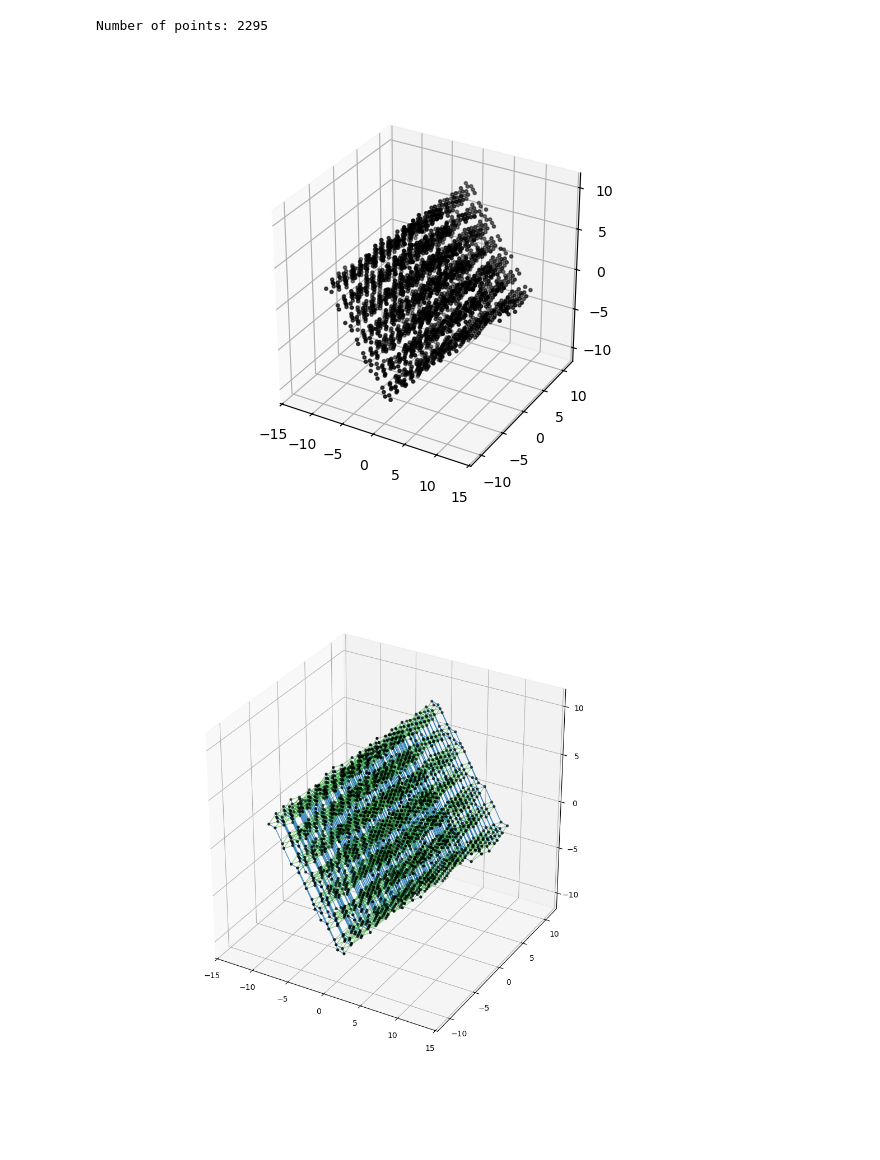
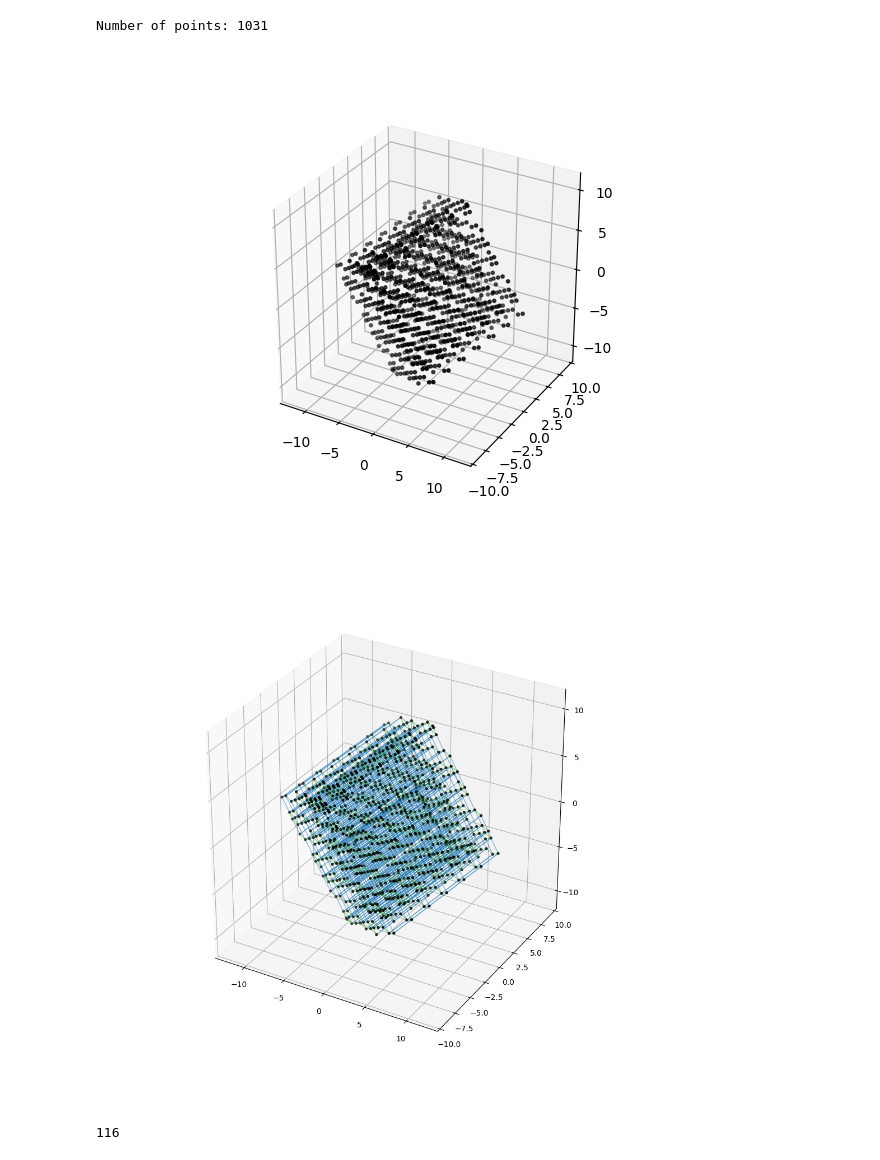
Before and after one commit to Rosetta-Tan/aperiodic-codes, a Jupyter notebook: scripts/visualize_commutation_3d.ipynb, the cells around one changed output. Saved outputs shown, nothing was run; the diff lists cells and outputs as text; code cells hidden in the pictures.

```diff
--- a/scripts/visualize_commutation_3d.ipynb
+++ b/scripts/visualize_commutation_3d.ipynb
@@ -6,8 +6,8 @@ import os
 import numpy as np
 import matplotlib.pyplot as plt
 from aperiodic_codes import cut_and_project
-data_folder = '/data/apc/6d_to_3d/'
-n = 4
+data_folder = '../data/apc/6d_to_3d/'
+n = 3
 
 %matplotlib widget
 # %%
@@ -26,20 +26,22 @@ n = 4
 #     assert np.sum(hz[i]) == 5, f"{np.sum(hz[i])}"
 # %%
 # visualize points in 3D
-pid = 252154;
-data = np.load(os.path.join(data_folder, f'{pid}.npz'))
+pid = 294549;
+data = np.load(os.path.join(data_folder, f'{pid}_opt.npz'))
 proj_pts = data['proj_pts'];
 n_points = proj_pts.shape[0];
 print(f'Number of points: {n_points}');
+
+# cut_bulk = data['cut_bulk'];
 
 fig = plt.figure();
 ax = fig.add_subplot(111, projection='3d')
 ax.set_aspect('equal', 'box');
 ax.scatter(proj_pts[:,0], proj_pts[:,1], proj_pts[:,2],color='k',s=5);
 plt.show();
 # %% [output]
-Number of points: 2295
+Number of points: 1031
-[figure, old version]
+[figure, new version]
 # %%
 # check anti-commutation between X and Z checks
 new_hx_cc = data['hx_cc'];
@@ -64,7 +66,7 @@ ax.scatter(proj_pts[:,0], proj_pts[:,1],proj_pts[:,2],color='k',s=8);
 #ax.scatter(proj_pts[0,lmask],proj_pts[1,lmask],color='r',marker='*',s=100);
 plt.show()
 # %% [output]
-[figure, old version]
+[figure, new version]
 # %%
 new_hx = np.hstack([new_hx_cc, new_hx_vv])
 new_hz = np.hstack([new_hz_cc, new_hz_vv])
@@ -72,3 +75,7 @@ anti_comm_mat_x = (new_hx @ new_hz.T) % 2
+# %%
+np.sum(anti_comm_mat_x)
+# %% [output]
+116
 # %%
 fig = plt.figure(figsize=(10,8))
 ax = fig.add_subplot(111, projection='3d')
```
Also changed, not shown: parts of 2 cells of this notebook, 10 other files.
